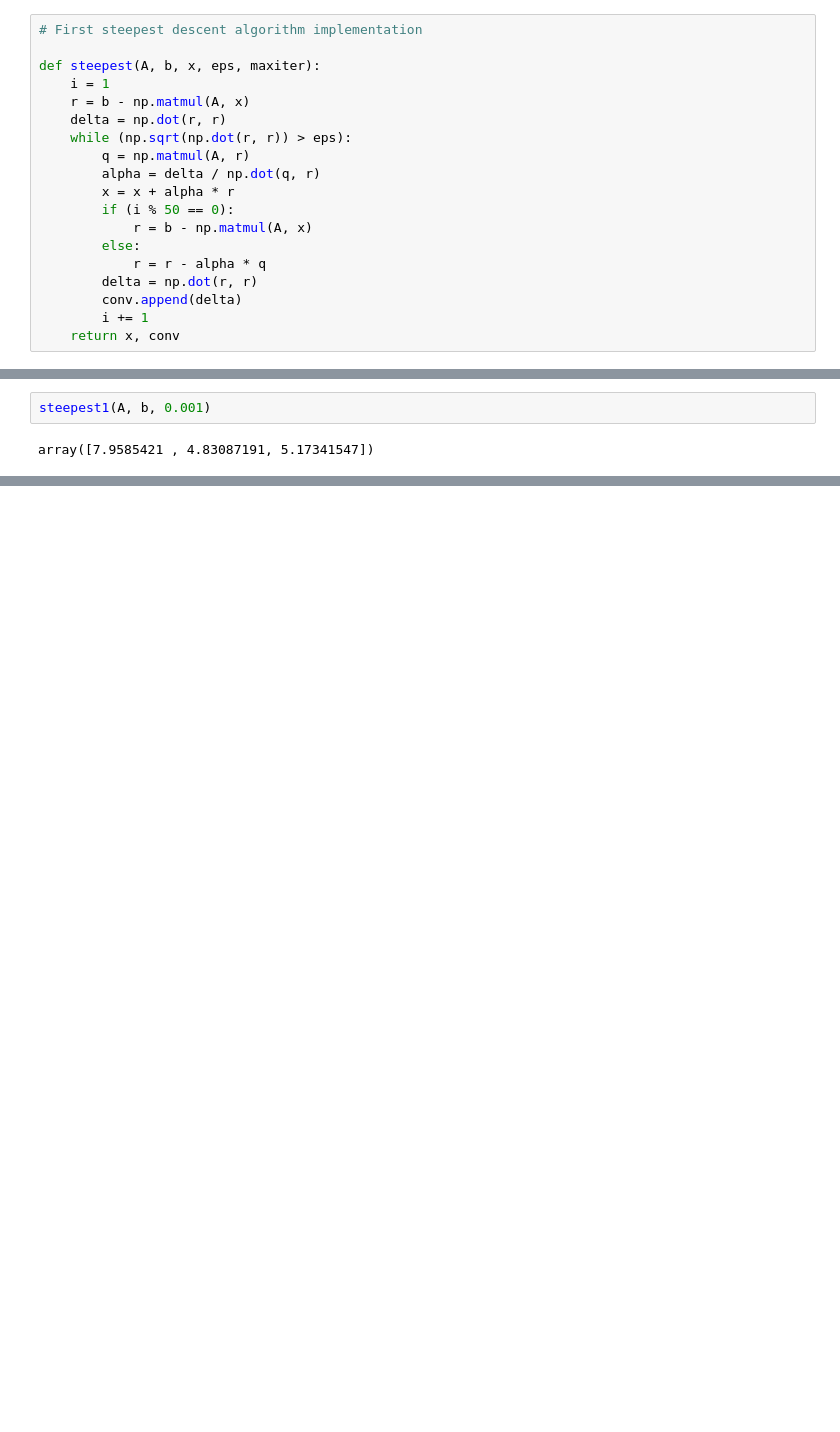
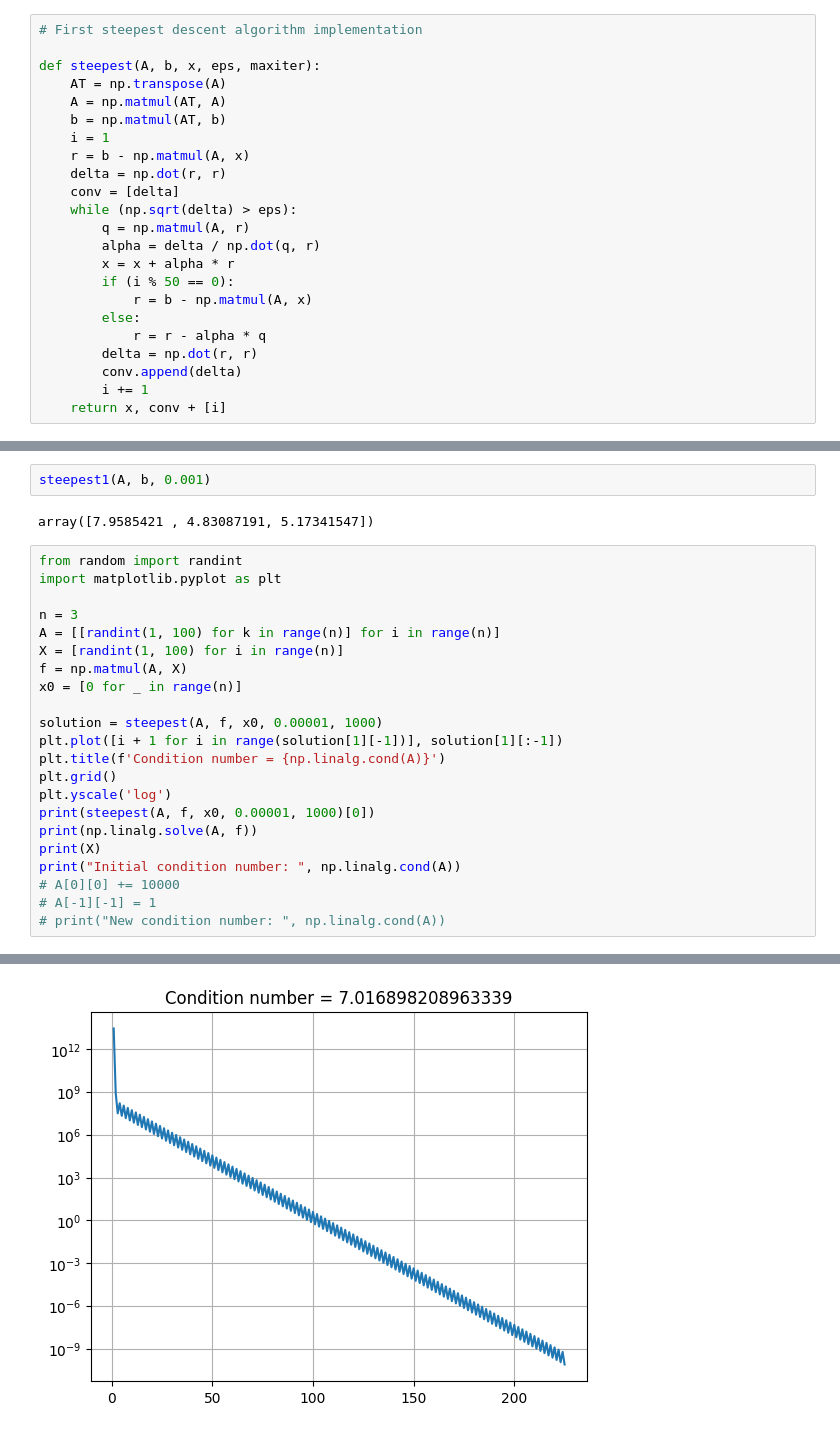
Before and after one commit to versadinary/q, a Jupyter notebook: RGR/program.ipynb, the cells around one changed output, grey strips where cells are left out. Cells and saved outputs as stored; diff of their text form; blank space fills up the shorter version.

```diff
--- a/RGR/program.ipynb
+++ b/RGR/program.ipynb
@@ -4,10 +4,14 @@ import numpy as np
 # First steepest descent algorithm implementation
 
 def steepest(A, b, x, eps, maxiter):
+    AT = np.transpose(A)
+    A = np.matmul(AT, A)
+    b = np.matmul(AT, b)
     i = 1
     r = b - np.matmul(A, x)
     delta = np.dot(r, r)
-    while (np.sqrt(np.dot(r, r)) > eps):
+    conv = [delta]
+    while (np.sqrt(delta) > eps):
         q = np.matmul(A, r)
         alpha = delta / np.dot(q, r)
         x = x + alpha * r
@@ -18,7 +22,7 @@ def steepest(A, b, x, eps, maxiter):
         delta = np.dot(r, r)
         conv.append(delta)
         i += 1
-    return x, conv
+    return x, conv + [i]
 # %%
 A = np.array([[100, 3, -2], [1, 200, 5], [-4, 3, 100]])
 b = np.array([800, 1000, 500])
@@ -52,3 +56,26 @@ def steepest1(A, b, eps):
 steepest1(A, b, 0.001)
 # %% [output]
 array([7.9585421 , 4.83087191, 5.17341547])
+# %%
+from random import randint
+import matplotlib.pyplot as plt
+
+n = 3
+A = [[randint(1, 100) for k in range(n)] for i in range(n)]
+X = [randint(1, 100) for i in range(n)]
+f = np.matmul(A, X)
+x0 = [0 for _ in range(n)]
+
+solution = steepest(A, f, x0, 0.00001, 1000)
+plt.plot([i + 1 for i in range(solution[1][-1])], solution[1][:-1])
+plt.title(f'Condition number = {np.linalg.cond(A)}')
+plt.grid()
+plt.yscale('log')
+print(steepest(A, f, x0, 0.00001, 1000)[0])
+print(np.linalg.solve(A, f))
+print(X)
+print("Initial condition number: ", np.linalg.cond(A))
+# A[0][0] += 10000
+# A[-1][-1] = 1
+# print("New condition number: ", np.linalg.cond(A))
+# %% [output]
@@ -54,0 +86 @@ array([7.9585421 , 4.83087191, 5.17341547])
+[figure, added]
```
Also changed, not shown: parts of 3 cells of this notebook.
